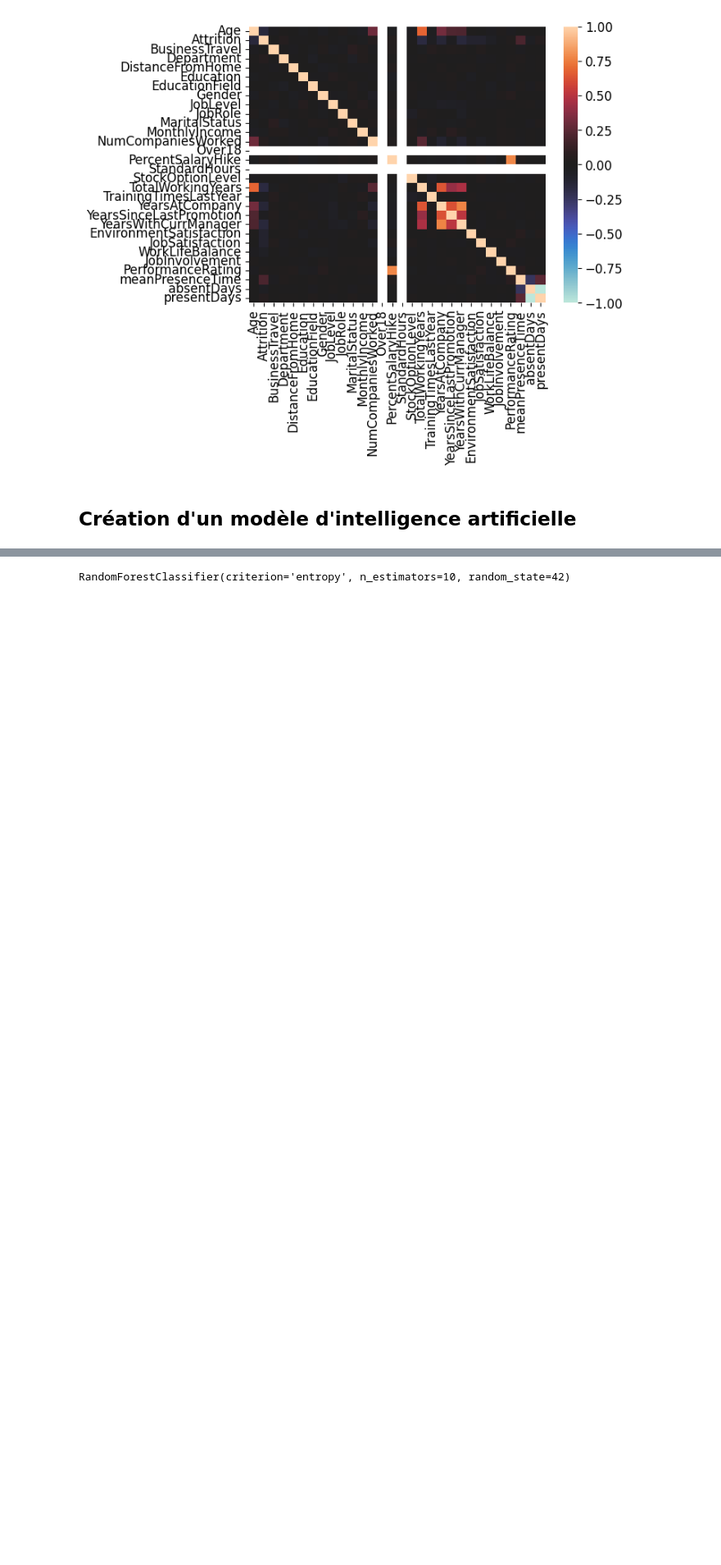
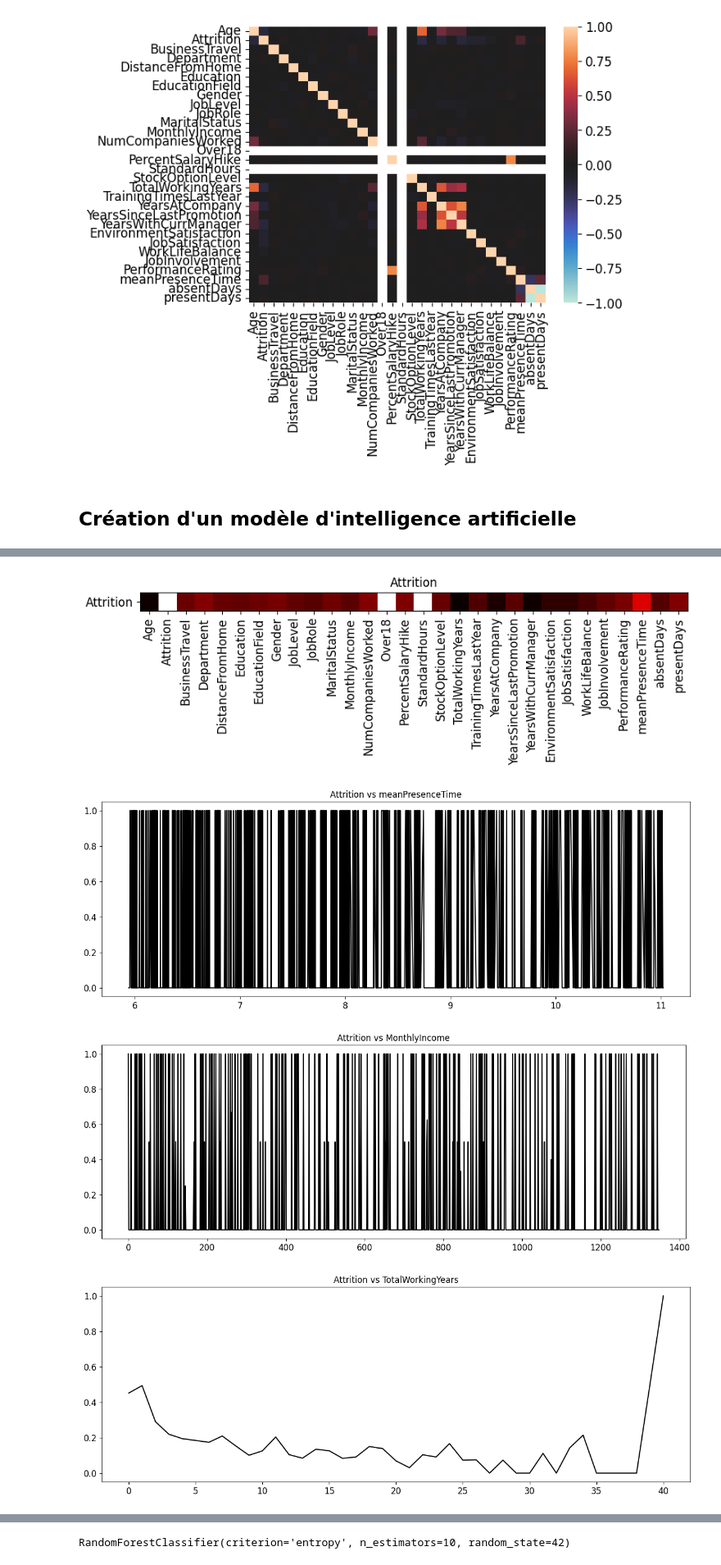
Before and after one commit to Hanton-MENEZ/AIProject, a Jupyter notebook: Projet IA.ipynb, the cells around one changed output, grey strips where cells are left out. Shown at 82% size. Cells and saved outputs as stored; diff of their text form; code cells hidden in the pictures; blank space fills up the shorter version.

```diff
--- a/Projet IA.ipynb
+++ b/Projet IA.ipynb
@@ -213,6 +217,4 @@ randomForest = RandomForestClassifier(n_estimators=10, criterion='entropy', rand
 x = employeeData.drop("Attrition", axis=1)
 y = employeeData["Attrition"].copy()
 
-xTrain, xTest, yTrain, yTest = train_test_split(x, y, test_size=0.25, random_state=42)
-
-xTrain.head()
+xTrain, xTest, yTrain, yTest = train_test_split(x, y, test_size=0.2, random_state=42)
@@ -225,0 +221,6 @@ xTrain.head()
+# %%
+# We look for hyperparameters that have the most impact on the model
+importances = pd.DataFrame({'feature': xTrain.columns, 'importance': randomForest.feature_importances_})
+importances.sort_values(by='importance', ascending=False, inplace=True)
+
+importances.head(10)
@@ -225,0 +239,30 @@ xTrain.head()
+# %%
+# get correlation matrix
+corr = employeeData.corr()
+
+# plot attrition
+plt.figure(figsize=(10, 10))
+plt.title('Attrition')
+plt.imshow(corr['Attrition'].values.reshape(1, -1), cmap='hot', interpolation='nearest')
+plt.xticks(range(len(corr['Attrition'])), corr['Attrition'].index, rotation=90)
+plt.yticks(range(1), ['Attrition'])
+
+plt.show()
+
+# Plot attrition vs top 5 features
+for f in importances['feature'][:5]:
+    # Split each age into a group and find out that group's attrition rate
+    g = employeeData.groupby(f)['Attrition'].mean()
+
+    # Plot the attrition rate vs age
+    plt.figure(figsize=(15, 5))
+
+    plt.title(f'Attrition vs {f}')
+    plt.plot(g.index, g.values, 'k-')
+
+    plt.show()
+# %% [output]
+[figure, added]
+[figure, added]
+[figure, added]
+[figure, added]
```
Also changed, not shown: parts of 12 cells of this notebook.
